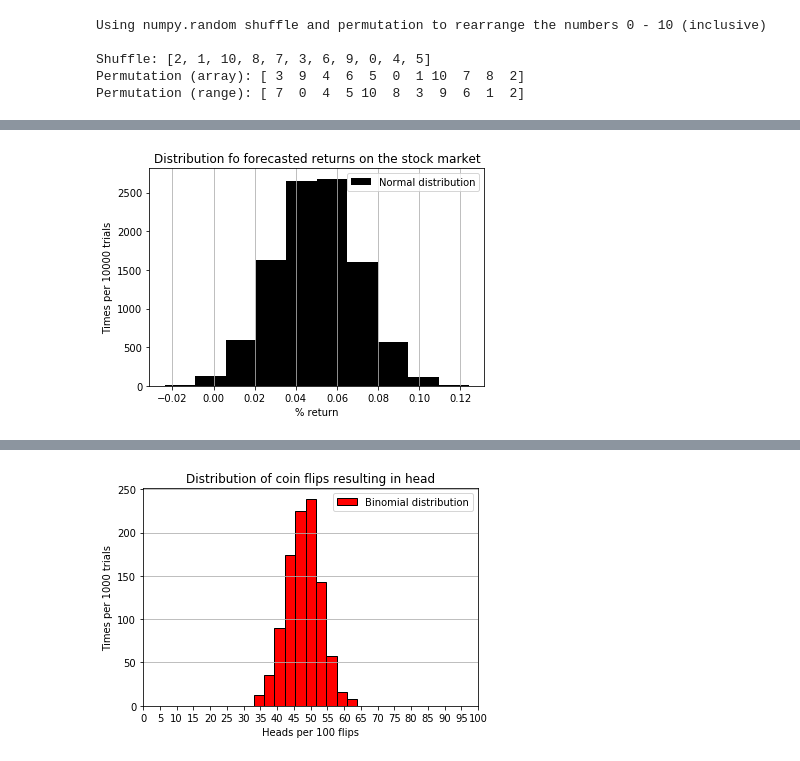
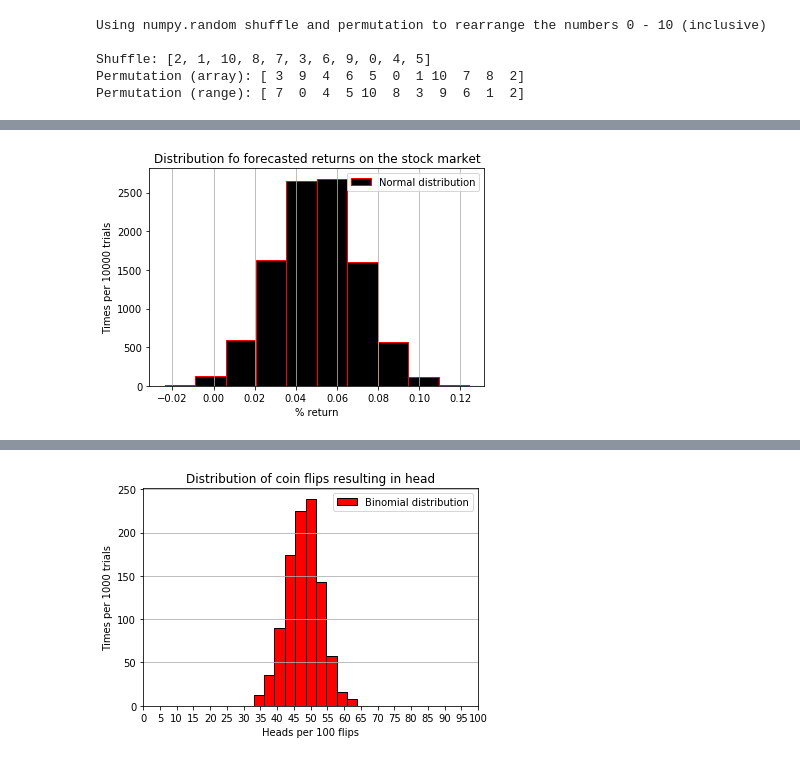
Before and after one commit to Clauric/GMIT_PfDA_Assessment, a Jupyter notebook: Numpy Assignment.ipynb, the cells around one changed output, grey strips where cells are left out. Cells and saved outputs as stored; diff of their text form; code cells hidden in the pictures.

```diff
--- a/Numpy Assignment.ipynb
+++ b/Numpy Assignment.ipynb
@@ -114,35 +114,35 @@ import matplotlib.pyplot as plt
 
 # set random seed to 22
 np.random.seed(22)
 
 # mu or mean for the return for a given year is 5%, or 0.05.
 mu = 0.05
 
 # sigma or standard deviation for the return for a given year is 2%, or 0.02.
 sigma = 0.02
 
 # normal function, generating an 1 x 10,000 array
 x = np.random.normal(mu, sigma, 10000)
 
 # plotting the array on a histogram
 # color set to black, labelled
-plt.hist(x, color="black", label="Normal distribution")
+plt.hist(x, color="black", edgecolor="red", label="Normal distribution")
 
 # show legend in plot
 plt.legend()
 
 # show girdlines on x axis
 plt.grid(b=True, axis="x")
 
 # show title and axial labels
 plt.title("Distribution fo forecasted returns on the stock market")
 plt.xlabel("% return")
 plt.ylabel("Times per 10000 trials")
 
 # show plot
 plt.show()
 # %% [output]
-[figure, old version]
+[figure, new version]
 # %% [markdown]
 ### numpy.random.binomial
 
```
Also changed, not shown: parts of 8 cells of this notebook.
